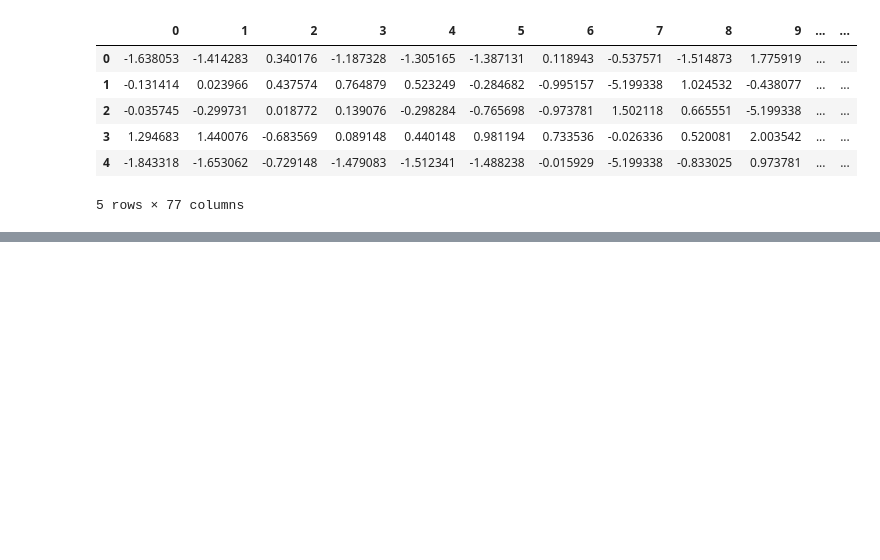
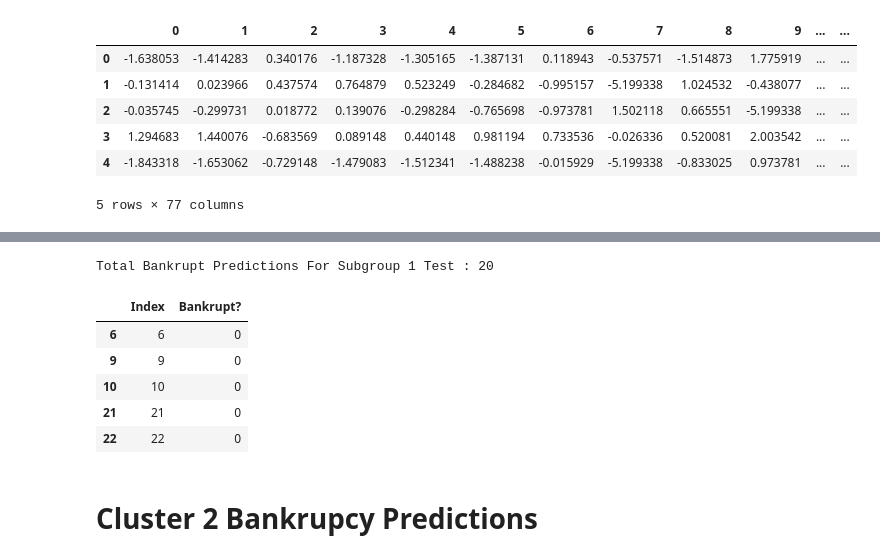
Before and after one commit to 21dhruvp/559-final-proj, a Jupyter notebook: Group6_Generalization.ipynb, the cells around one changed output, grey strips where cells are left out. Cells and saved outputs as stored; diff of their text form; code cells hidden in the pictures; blank space fills up the shorter version.

```diff
--- a/Group6_Generalization.ipynb
+++ b/Group6_Generalization.ipynb
@@ -258,0 +269,24 @@ Total Bankrupt Predictions For Subgroup 0 Test : 6
+# %%
+# Strip whitespace from column names to match trained model's feature names
+cluster1_data = clustered_test_dfs[1]
+cluster1_data.columns = cluster1_data.columns.str.strip()
+
+sub1_X = sub1_scaler.transform(cluster1_data[sub1_feats])
+sub1_test_pred = sub1_model.predict(sub1_X)
+print("Total Bankrupt Predictions For Subgroup 1 Test :", sum(sub1_test_pred))
+indices_sub1 = clustered_test_dfs[1]["Index"]
+submission_sub1 = pd.DataFrame({
+    "Index": indices_sub1,
+    "Bankrupt?": sub1_test_pred
+})
+submission_sub1.head()
+# %% [output]
+Total Bankrupt Predictions For Subgroup 1 Test : 20
+|  | Index | Bankrupt? |
+| 6 | 6 | 0 |
+| 9 | 9 | 0 |
+| 10 | 10 | 0 |
+| 21 | 21 | 0 |
+| 22 | 22 | 0 |
+# %% [markdown]
+# Cluster 2 Bankrupcy Predictions
```
Also changed, not shown: parts of 13 cells of this notebook, 7 other files.
